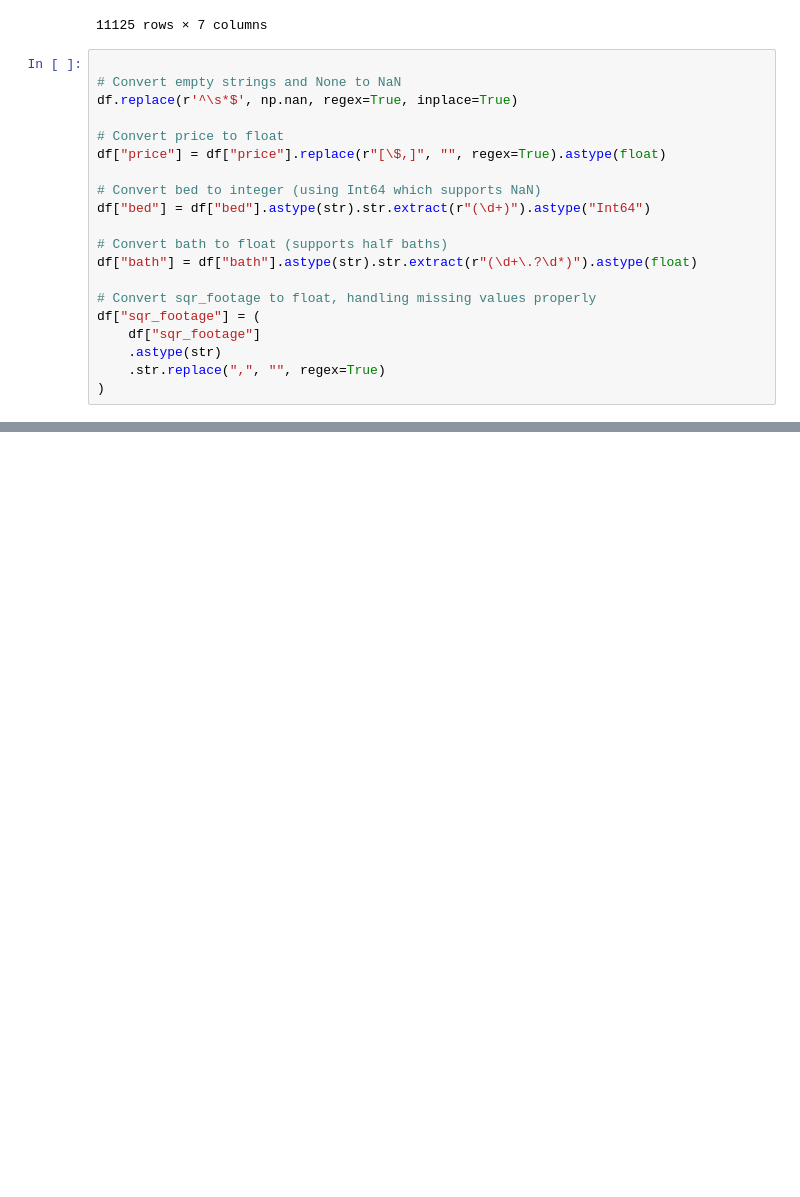
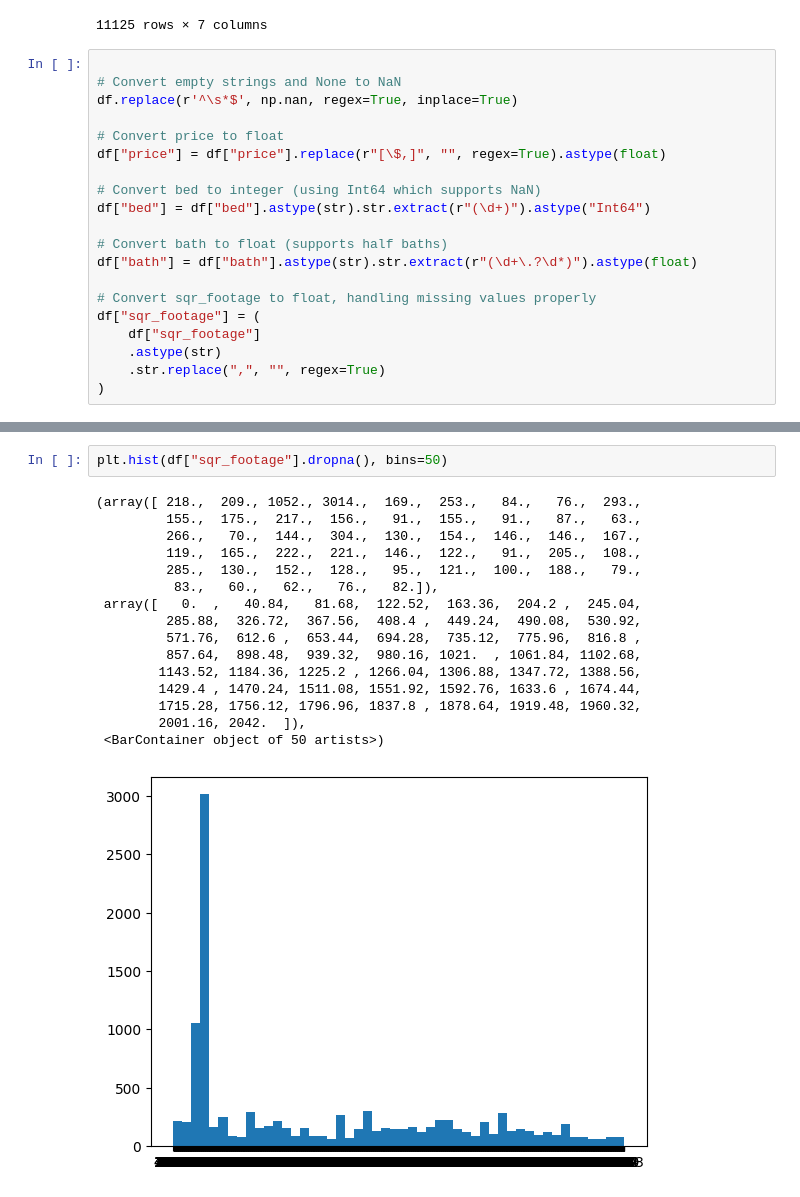
Before and after one commit to chrisgqy/Redfin_RealEstate_ETL, a Jupyter notebook: notebook/transformation.ipynb, the cells around one changed output, grey strips where cells are left out. Cells and saved outputs as stored; diff of their text form; blank space fills up the shorter version.

```diff
--- a/notebook/transformation.ipynb
+++ b/notebook/transformation.ipynb
@@ -58,0 +84,19 @@ df.drop_duplicates()
+# %%
+plt.hist(df["sqr_footage"].dropna(), bins=50)
+# %% [output]
+(array([ 218.,  209., 1052., 3014.,  169.,  253.,   84.,   76.,  293.,
+         155.,  175.,  217.,  156.,   91.,  155.,   91.,   87.,   63.,
+         266.,   70.,  144.,  304.,  130.,  154.,  146.,  146.,  167.,
+         119.,  165.,  222.,  221.,  146.,  122.,   91.,  205.,  108.,
+         285.,  130.,  152.,  128.,   95.,  121.,  100.,  188.,   79.,
+          83.,   60.,   62.,   76.,   82.]),
+ array([   0.  ,   40.84,   81.68,  122.52,  163.36,  204.2 ,  245.04,
+         285.88,  326.72,  367.56,  408.4 ,  449.24,  490.08,  530.92,
+         571.76,  612.6 ,  653.44,  694.28,  735.12,  775.96,  816.8 ,
+         857.64,  898.48,  939.32,  980.16, 1021.  , 1061.84, 1102.68,
+        1143.52, 1184.36, 1225.2 , 1266.04, 1306.88, 1347.72, 1388.56,
+        1429.4 , 1470.24, 1511.08, 1551.92, 1592.76, 1633.6 , 1674.44,
+        1715.28, 1756.12, 1796.96, 1837.8 , 1878.64, 1919.48, 1960.32,
+        2001.16, 2042.  ]),
+ <BarContainer object of 50 artists>)
+[figure, added]
```
Also changed, not shown: parts of 3 cells of this notebook.
